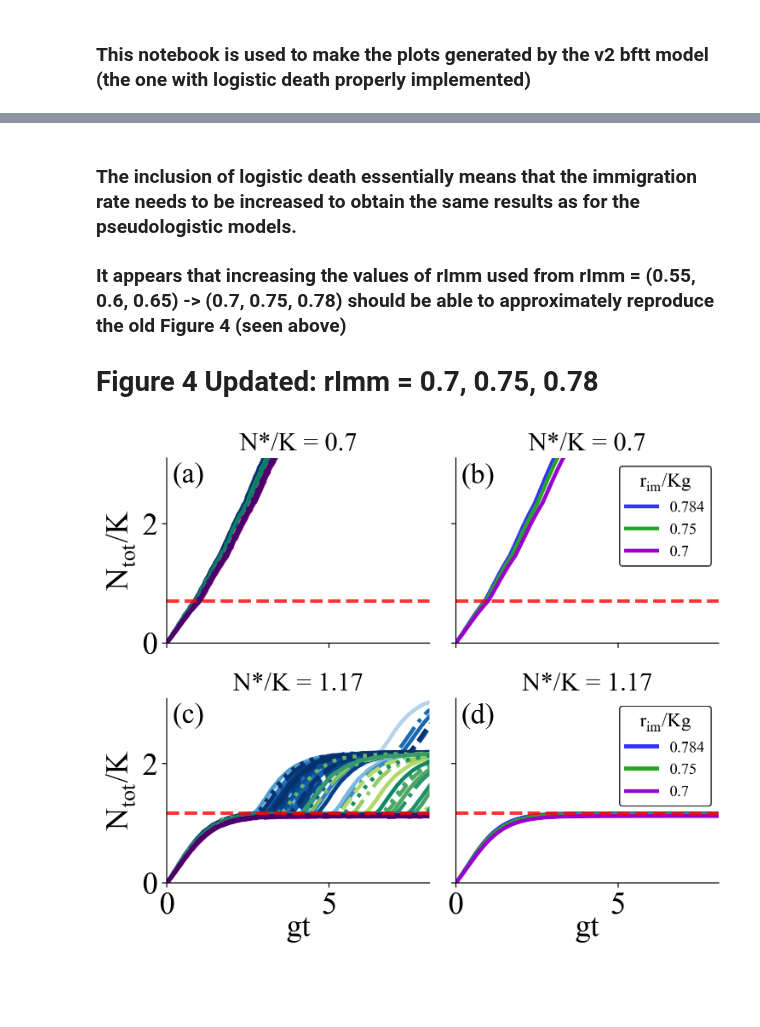
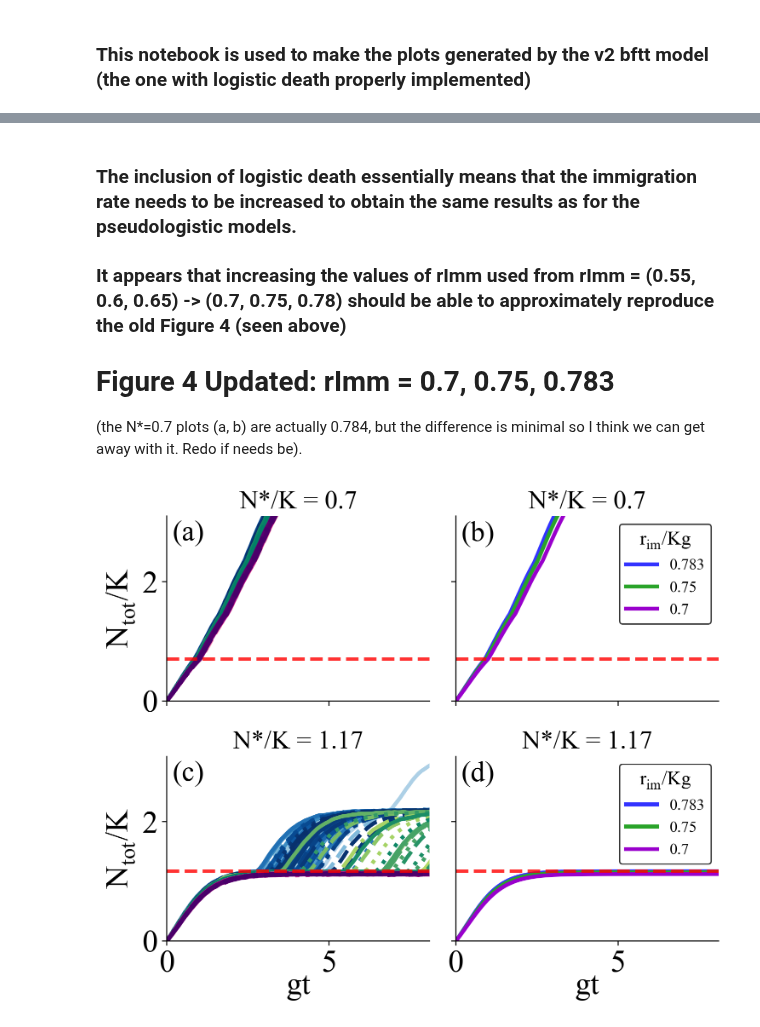
Before and after one commit to patricksinclair/multispecies_postprocessing, a Jupyter notebook: biofilm_threshold_theory_v2/bftt_paper_plotter.ipynb, the cells around one changed output, grey strips where cells are left out. Cells and saved outputs as stored; diff of their text form; code cells hidden in the pictures; blank space fills up the shorter version.

```diff
--- a/biofilm_threshold_theory_v2/bftt_paper_plotter.ipynb
+++ b/biofilm_threshold_theory_v2/bftt_paper_plotter.ipynb
@@ -90,8 +90,8 @@ def compareNThresh(r_imms, pops_low_ratio_deterministic,  pops_high_ratio_determ
 
                 nCols = len(pop_dataset.columns) - 1
 
-                line_colours = c_map(np.linspace(0.25, 1, nCols))
-                linecycler = cycle(lines[::-1])
+                line_colours = c_map(np.linspace(0.3, 1, nCols))
+                linecycler = cycle(lines[::(-1)**i])
 
                 pop_dataset = pop_dataset.dropna()
 
@@ -144,16 +144,19 @@ compareNThresh(r_imm_fig4, fig4d_pops_deterministic, fig4c_pops_deterministic, f
 
 ### It appears that increasing the values of rImm used from rImm = (0.55, 0.6, 0.65) -> (0.7, 0.75, 0.78) should be able to approximately reproduce the old Figure 4 (seen above)
 
-# Figure 4 Updated: rImm = 0.7, 0.75, 0.78
+# Figure 4 Updated: rImm = 0.7, 0.75, 0.783
+
+(the N*=0.7 plots (a, b) are actually 0.784, but the difference is minimal so I think we can get away with it.  Redo if needs be).
 # %%
 # My deterministic data (created using Chris' code)
 #fig4c - N* = 1.17
 fig4c_rImm_0_7_deterministic  = readDeterministicData('../biofilm_threshold_theory/patrick_deterministic_data/dynamics_rm0.8_rd0.5_ri0.700_Ns1.17.dat')
 fig4c_rImm_0_75_deterministic = readDeterministicData('../biofilm_threshold_theory/patrick_deterministic_data/dynamics_rm0.8_rd0.5_ri0.75_ns1.17.dat')
 fig4c_rImm_0_78_deterministic = readDeterministicData('../biofilm_threshold_theory/patrick_deterministic_data/dynamics_rm0.8_rd0.5_ri0.780_Ns1.17.dat')
+fig4c_rImm_0_783_deterministic= readDeterministicData('../biofilm_threshold_theory/patrick_deterministic_data/dynamics_rm0.8_rd0.5_ri0.783_Ns1.17.dat')
 #fig4c_rImm_0_784_deterministic= readDeterministicData('../biofilm_threshold_theory/patrick_deterministic_data/')
 
-fig4c_pops_deterministic_UPDATED = [fig4c_rImm_0_7_deterministic, fig4c_rImm_0_75_deterministic, fig4c_rImm_0_78_deterministic]
+fig4c_pops_deterministic_UPDATED = [fig4c_rImm_0_7_deterministic, fig4c_rImm_0_75_deterministic, fig4c_rImm_0_783_deterministic]
 
 #fig4d - N* = 0.7 (this is actually for fig4a/b but it used to be fig4d, hence the name. kept this way out of convenience)
 fig4d_rImm_0_7_deterministic  = readDeterministicData('../biofilm_threshold_theory/patrick_deterministic_data/dynamics_rm0.8_rd0.5_ri0.700_Ns0.70.dat')
@@ -168,9 +171,10 @@ fig4d_pops_deterministic_UPDATED = [fig4d_rImm_0_7_deterministic, fig4d_rImm_0_7
 fig4c_rImm_0_7_v2  = pd.read_csv("solo_results_bigK_v2/ratios4c_rImmig_0_7-stochastic_pop_over_time_v2.csv")
 fig4c_rImm_0_75_v2 = pd.read_csv("solo_results_bigK_v2/ratios4c_rImmig_0_75-stochastic_pop_over_time_v2.csv")
 fig4c_rImm_0_78_v2 = pd.read_csv("solo_results_bigK_v2/ratios4c_rImmig_0_78-stochastic_pop_over_time_v2.csv")
+fig4c_rImm_0_783_v2= pd.read_csv("solo_results_bigK_v2/ratios4c_rImmig_0_783-stochastic_pop_over_time_v2.csv")
 fig4c_rImm_0_784_v2= pd.read_csv("solo_results_bigK_v2/ratios4c_rImmig_0_784-stochastic_pop_over_time_v2.csv")
 
-fig4c_pops_stochastic_v2_UPDATED = [fig4c_rImm_0_7_v2, fig4c_rImm_0_75_v2, fig4c_rImm_0_784_v2]
+fig4c_pops_stochastic_v2_UPDATED = [fig4c_rImm_0_7_v2, fig4c_rImm_0_75_v2, fig4c_rImm_0_783_v2]
 
 
 # the old stochastic data for N* < K should still be ok (I think), as the logistic death issue only arises when N > K
@@ -182,6 +186,6 @@ fig4d_rImm_0_784_v2= pd.read_csv("solo_results_bigK_v2/ratios4d_rImmig_0_784-sto
 
 fig4d_pops_stochastic_UPDATED = [fig4d_rImm_0_7_v2, fig4d_rImm_0_75_v2, fig4d_rImm_0_784_v2]
 # %%
-compareNThresh([0.7, 0.75, 0.784], fig4d_pops_deterministic_UPDATED, fig4c_pops_deterministic_UPDATED, fig4d_pops_stochastic_UPDATED, fig4c_pops_stochastic_v2_UPDATED, 'fig4_N_thresh_comparison_v2_UPDATED')
+compareNThresh([0.7, 0.75, 0.783], fig4d_pops_deterministic_UPDATED, fig4c_pops_deterministic_UPDATED, fig4d_pops_stochastic_UPDATED, fig4c_pops_stochastic_v2_UPDATED, 'fig4_N_thresh_comparison_v2_UPDATED')
 # %% [output]
-[figure, old version]
+[figure, new version]
```
Also changed, not shown: parts of 1 cell of this notebook.
